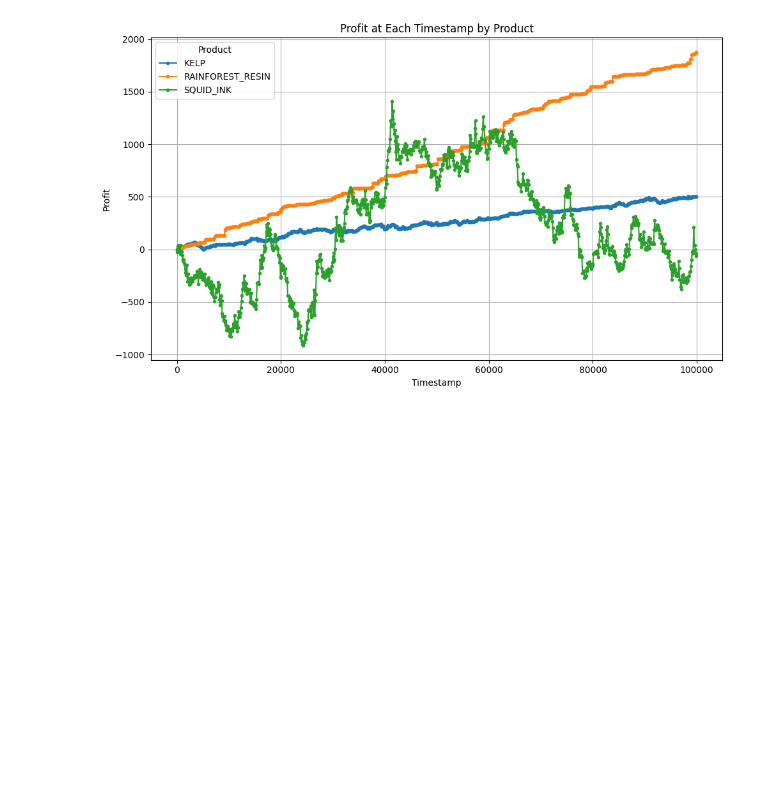
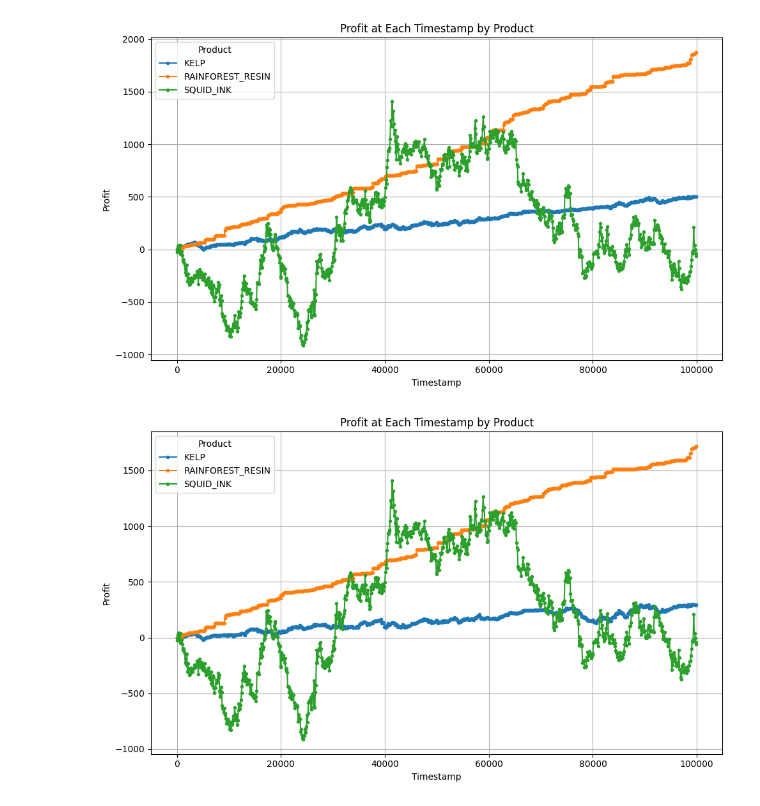
Before and after one commit to kgawande1/aura-farmers, a Jupyter notebook: Round 1/algorithms/stiched_graph.ipynb, the cells around one changed output. Drawn from its saved outputs; the diff is of its cells as text; code cells hidden in the pictures; blank space fills up the shorter version.

```diff
--- a/Round 1/algorithms/stiched_graph.ipynb
+++ b/Round 1/algorithms/stiched_graph.ipynb
@@ -268,3 +268,50 @@ plt.tight_layout()
 plt.show()
 # %% [output]
 [figure]
+# %%
+
+import pandas as pd
+import matplotlib.pyplot as plt
+import re
+
+# Reload the log file (make sure to provide the correct path)
+log_path = "/Users/ShriyanS/Downloads/23833c74-2051-4be2-96fa-f4cce8007354.log"
+with open(log_path, "r") as f:
+    lines = f.readlines()
+
+# Extract timestamp, product, and profit
+data = []
+pattern = re.compile(r"RAINFOREST_RESIN|KELP|SQUID_INK")  # Match all relevant products
+for line in lines:
+    if pattern.search(line):
+        parts = line.strip().split(";")
+        if len(parts) > 12:
+            product = parts[2]
+            timestamp = int(parts[1])
+            try:
+                profit = float(parts[-1])
+                data.append((timestamp, product, profit))
+            except ValueError:
+                continue
+
+# Create DataFrame
+df = pd.DataFrame(data, columns=["Timestamp", "Product", "Profit"])
+df.sort_values("Timestamp", inplace=True)
+
+# Group by Timestamp and Product, then take the latest profit per timestamp
+profit_by_product = df.groupby(["Timestamp", "Product"]).last().reset_index()
+
+# Plot profit per product
+fig, ax = plt.subplots(figsize=(10, 6))
+for product_name, group in profit_by_product.groupby("Product"):
+    ax.plot(group["Timestamp"], group["Profit"], label=product_name, marker='.')
+
+ax.set_title("Profit at Each Timestamp by Product")
+ax.set_xlabel("Timestamp")
+ax.set_ylabel("Profit")
+ax.legend(title="Product")
+plt.grid(True)
+plt.tight_layout()
+plt.show()
+# %% [output]
+[figure, added]
```
Also changed, not shown: 15 other files.
